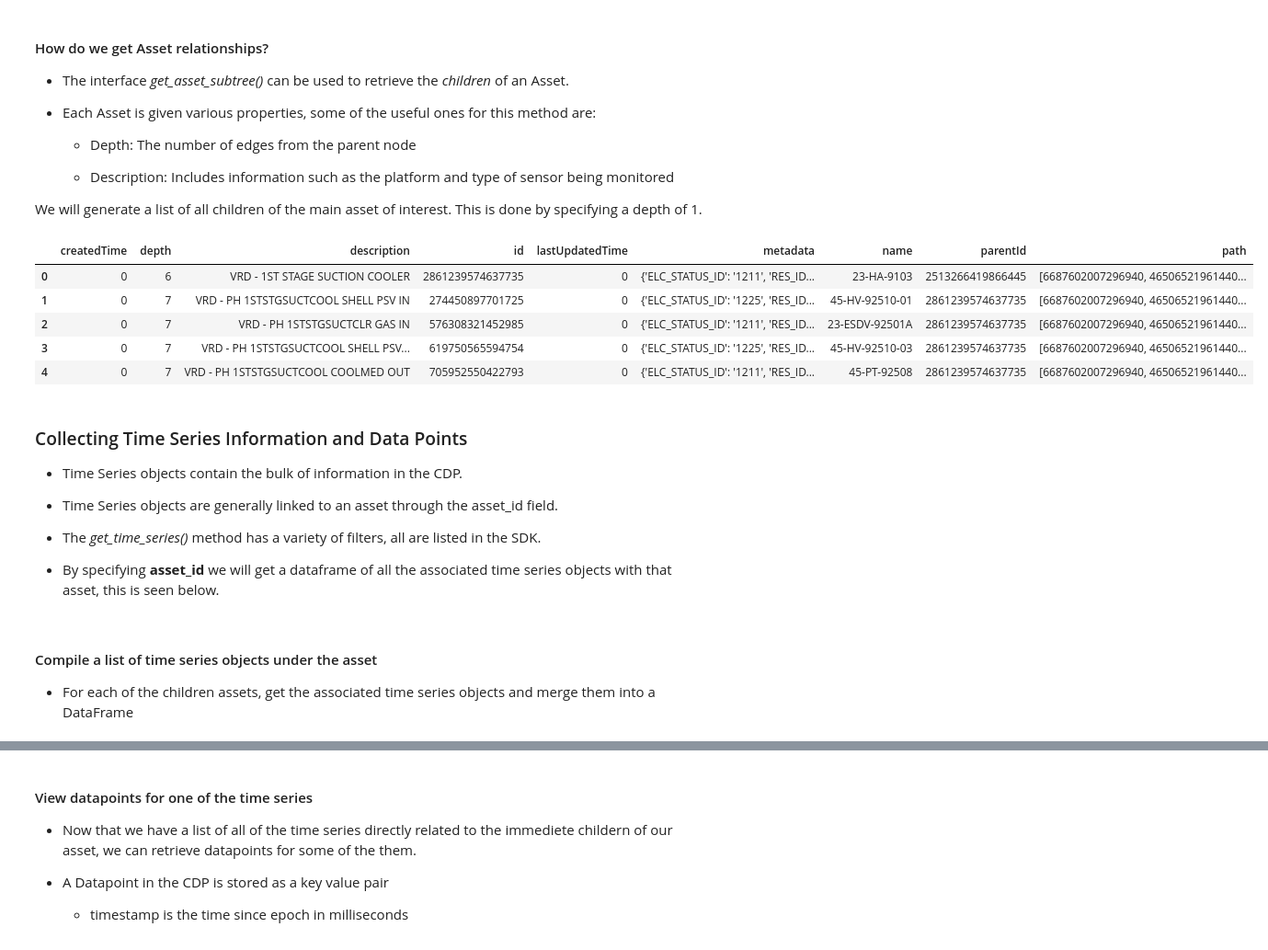
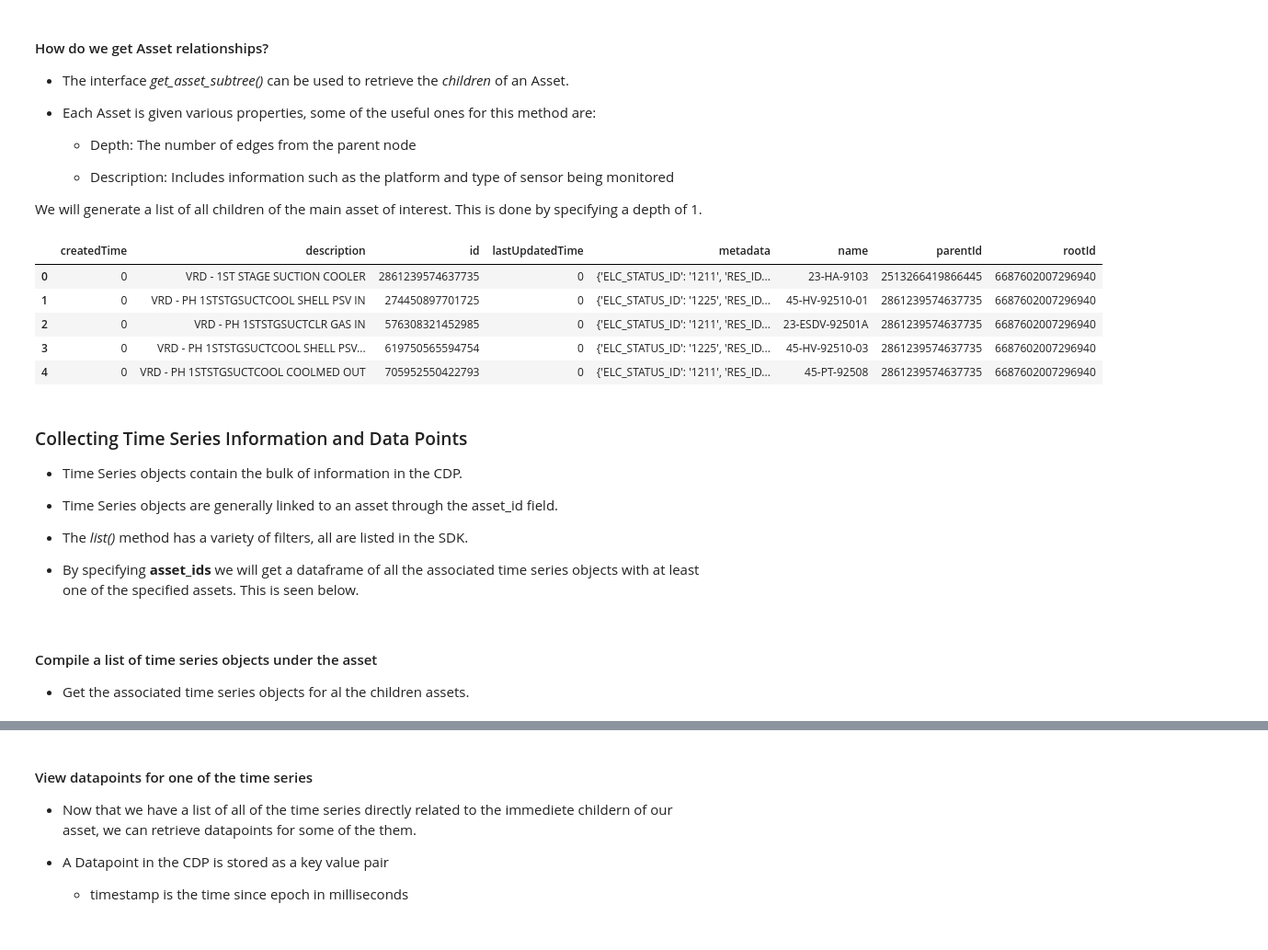
Before and after one commit to cognitedata/interacting-with-open-industrial-data, a Jupyter notebook: WiDS_2019_Cognite_Interact_with_Assets.ipynb, the cells around one changed output, grey strips where cells are left out. Shown: that part at 92% size. Cells and saved outputs as stored; diff of their text form; code cells hidden in the pictures.

```diff
--- a/WiDS_2019_Cognite_Interact_with_Assets.ipynb
+++ b/WiDS_2019_Cognite_Interact_with_Assets.ipynb
@@ -52,7 +68,9 @@ from cognite.client.cognite_client import CogniteClient
 
 When prompted for your API key, use the key generated by open industrial data as mentioned in the Getting Started steps.
 # %%
-client = CogniteClient(api_key=getpass("Open Industrial Data API-KEY: "))
+client = CogniteClient(api_key=getpass("Open Industrial Data API-KEY: "),
+                       project="publicdata",
+                       client_name="OID_example")
 # %% [output]
 Open Industrial Data API-KEY: ········
 # %% [markdown]
@@ -106,6 +122,6 @@ client.assets.get_assets().to_pandas().head()
 The *fuzzy* search for an asset can be performed as followed
 # %%
 asset_name = "23-HA-9103"
-asset_df = client.assets.search_for_assets(name=asset_name).to_pandas()
+asset_df = client.assets.search(name=asset_name).to_pandas()
 asset_df.head()
 # %% [output]
@@ -124,5 +140,5 @@ asset_df.head()
 # %%
-asset_id = asset_df[asset_df["name"] == asset_name].iloc[0]['id']
-asset = client.assets.get_asset(asset_id=asset_id).to_pandas()
+asset_id = int(asset_df[asset_df["name"] == asset_name].iloc[0]['id'])
+asset = client.assets.retrieve(id=asset_id).to_pandas()
 asset
 # %% [output]
@@ -149,15 +172,15 @@ asset
 
 We will generate a list of all children of the main asset of interest. This is done by specifying a depth of 1.
 # %%
-subtree_df = client.assets.get_asset_subtree(asset_id=asset_id, depth=1).to_pandas()
+subtree_df = client.assets.retrieve_subtree(id=asset_id, depth=1).to_pandas()
 subtree_df.head()
 # %% [output]
-|  | createdTime | depth | description | id | lastUpdatedTime | metadata | name | parentId | path |
-| 0 | 0 | 6 | VRD - 1ST STAGE SUCTION COOLER | 2861239574637735 | 0 | {'ELC_STATUS_ID': '1211', 'RES_ID... | 23-HA-9103 | 2513266419866445 | [6687602007296940, 46506521961440... |
-| 1 | 0 | 7 | VRD - PH 1STSTGSUCTCOOL SHELL PSV IN | 274450897701725 | 0 | {'ELC_STATUS_ID': '1225', 'RES_ID... | 45-HV-92510-01 | 2861239574637735 | [6687602007296940, 46506521961440... |
-| 2 | 0 | 7 | VRD - PH 1STSTGSUCTCLR GAS IN | 576308321452985 | 0 | {'ELC_STATUS_ID': '1211', 'RES_ID... | 23-ESDV-92501A | 2861239574637735 | [6687602007296940, 46506521961440... |
-| 3 | 0 | 7 | VRD - PH 1STSTGSUCTCOOL SHELL PSV... | 619750565594754 | 0 | {'ELC_STATUS_ID': '1225', 'RES_ID... | 45-HV-92510-03 | 2861239574637735 | [6687602007296940, 46506521961440... |
-| 4 | 0 | 7 | VRD - PH 1STSTGSUCTCOOL COOLMED OUT | 705952550422793 | 0 | {'ELC_STATUS_ID': '1211', 'RES_ID... | 45-PT-92508 | 2861239574637735 | [6687602007296940, 46506521961440... |
+|  | createdTime | description | id | lastUpdatedTime | metadata | name | parentId | rootId |
+| 0 | 0 | VRD - 1ST STAGE SUCTION COOLER | 2861239574637735 | 0 | {'ELC_STATUS_ID': '1211', 'RES_ID... | 23-HA-9103 | 2513266419866445 | 6687602007296940 |
+| 1 | 0 | VRD - PH 1STSTGSUCTCOOL SHELL PSV IN | 274450897701725 | 0 | {'ELC_STATUS_ID': '1225', 'RES_ID... | 45-HV-92510-01 | 2861239574637735 | 6687602007296940 |
+| 2 | 0 | VRD - PH 1STSTGSUCTCLR GAS IN | 576308321452985 | 0 | {'ELC_STATUS_ID': '1211', 'RES_ID... | 23-ESDV-92501A | 2861239574637735 | 6687602007296940 |
+| 3 | 0 | VRD - PH 1STSTGSUCTCOOL SHELL PSV... | 619750565594754 | 0 | {'ELC_STATUS_ID': '1225', 'RES_ID... | 45-HV-92510-03 | 2861239574637735 | 6687602007296940 |
+| 4 | 0 | VRD - PH 1STSTGSUCTCOOL COOLMED OUT | 705952550422793 | 0 | {'ELC_STATUS_ID': '1211', 'RES_ID... | 45-PT-92508 | 2861239574637735 | 6687602007296940 |
 # %% [markdown]
 ### Collecting Time Series Information and Data Points
 
@@ -165,9 +188,9 @@ subtree_df.head()
 
 * Time Series objects are generally linked to an asset through the asset_id field.
 
-* The *get_time_series()* method has a variety of filters, all are listed in the SDK.
+* The *list()* method has a variety of filters, all are listed in the SDK.
 
-* By specifying **asset_id** we will get a dataframe of all the associated time series objects with that asset, this is seen below.
+* By specifying **asset_ids** we will get a dataframe of all the associated time series objects with at least one of the specified assets. This is seen below.
 # %% [markdown]
 #### Compile a list of time series objects under the asset
-* For each of the children assets, get the associated time series objects and merge them into a DataFrame
+* Get the associated time series objects for al the children assets.
```
Also changed, not shown: parts of 12 cells of this notebook, 1 other file.
